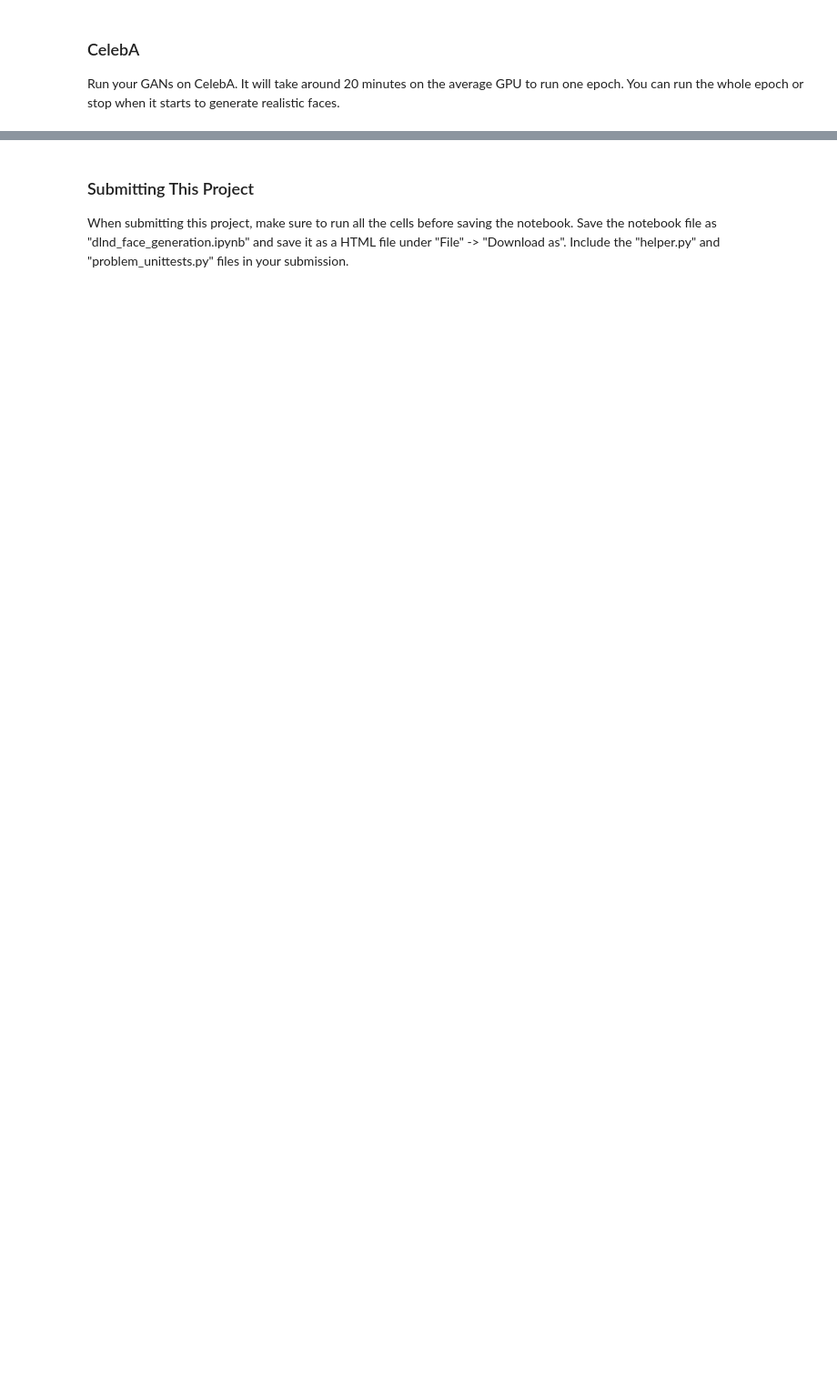
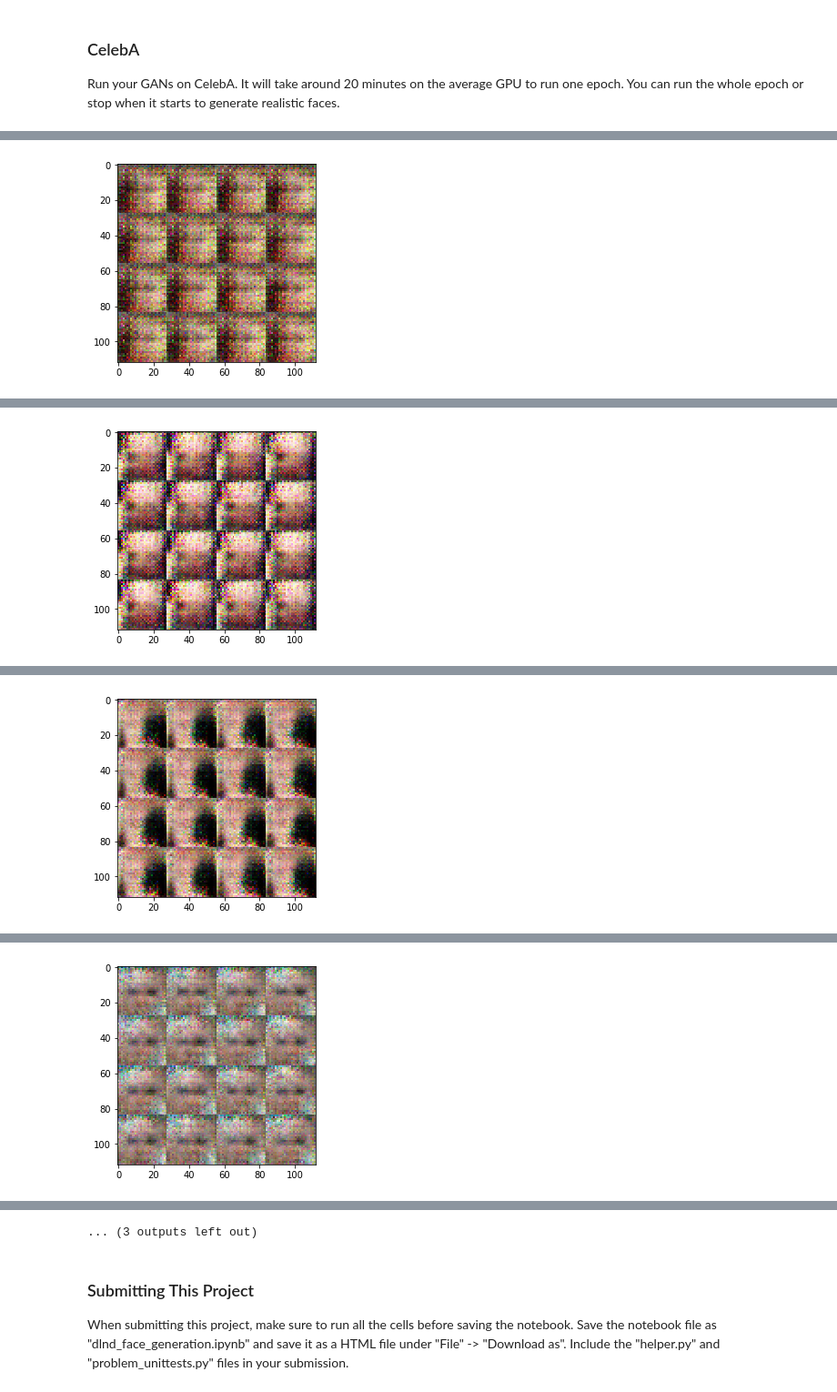
Before and after one commit to xavero/face_generation_dl, a Jupyter notebook: dlnd_face_generation.ipynb, the cells around one changed output, grey strips where cells are left out. Shown at 91% size. Cells and saved outputs as stored; diff of their text form; code cells hidden in the pictures; blank space fills up the shorter version.

```diff
--- a/dlnd_face_generation.ipynb
+++ b/dlnd_face_generation.ipynb
@@ -378,10 +468,10 @@ with tf.Graph().as_default():
 ### CelebA
 Run your GANs on CelebA.  It will take around 20 minutes on the average GPU to run one epoch.  You can run the whole epoch or stop when it starts to generate realistic faces.
 # %%
-batch_size = None
-z_dim = None
-learning_rate = None
-beta1 = None
+batch_size = 128
+z_dim = 500
+learning_rate = 0.0002
+beta1 = 0.3
 
 
 """
@@ -393,3 +483,4 @@ celeba_dataset = helper.Dataset('celeba', glob(os.path.join(data_dir, 'img_align
 with tf.Graph().as_default():
     train(epochs, batch_size, z_dim, learning_rate, beta1, celeba_dataset.get_batches,
           celeba_dataset.shape, celeba_dataset.image_mode)
+# %% [output]
@@ -395,0 +497 @@ with tf.Graph().as_default():
+[figure, added]
@@ -395,0 +508 @@ with tf.Graph().as_default():
+[figure, added]
@@ -395,0 +519 @@ with tf.Graph().as_default():
+[figure, added]
@@ -395,0 +530 @@ with tf.Graph().as_default():
+[figure, added]
@@ -396,3 +553,4 @@ with tf.Graph().as_default():
+... (3 outputs left out)
 # %% [markdown]
 ### Submitting This Project
 When submitting this project, make sure to run all the cells before saving the notebook. Save the notebook file as "dlnd_face_generation.ipynb" and save it as a HTML file under "File" -> "Download as". Include the "helper.py" and "problem_unittests.py" files in your submission.
```
Also changed, not shown: parts of 9 cells of this notebook, 1 other file.
